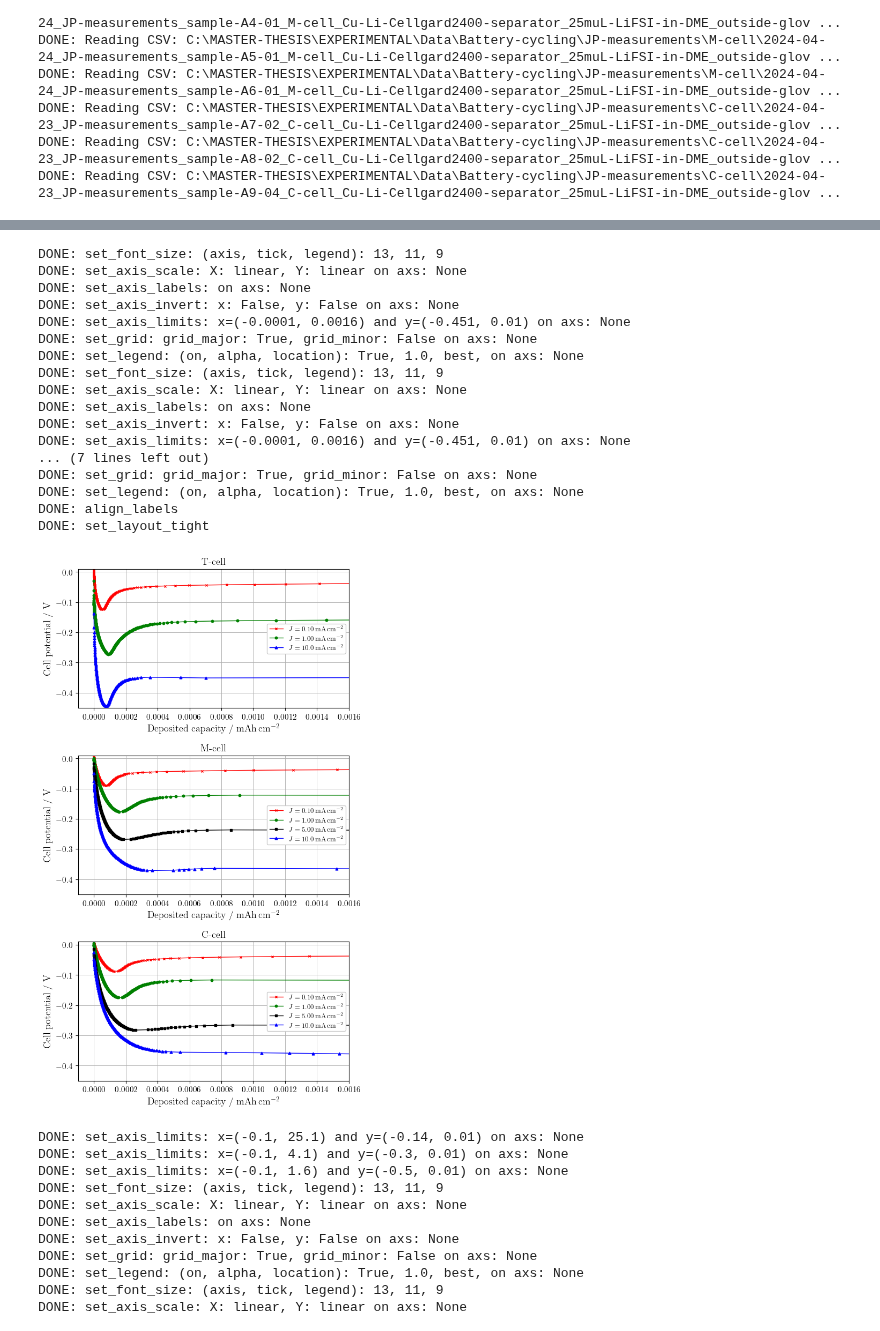
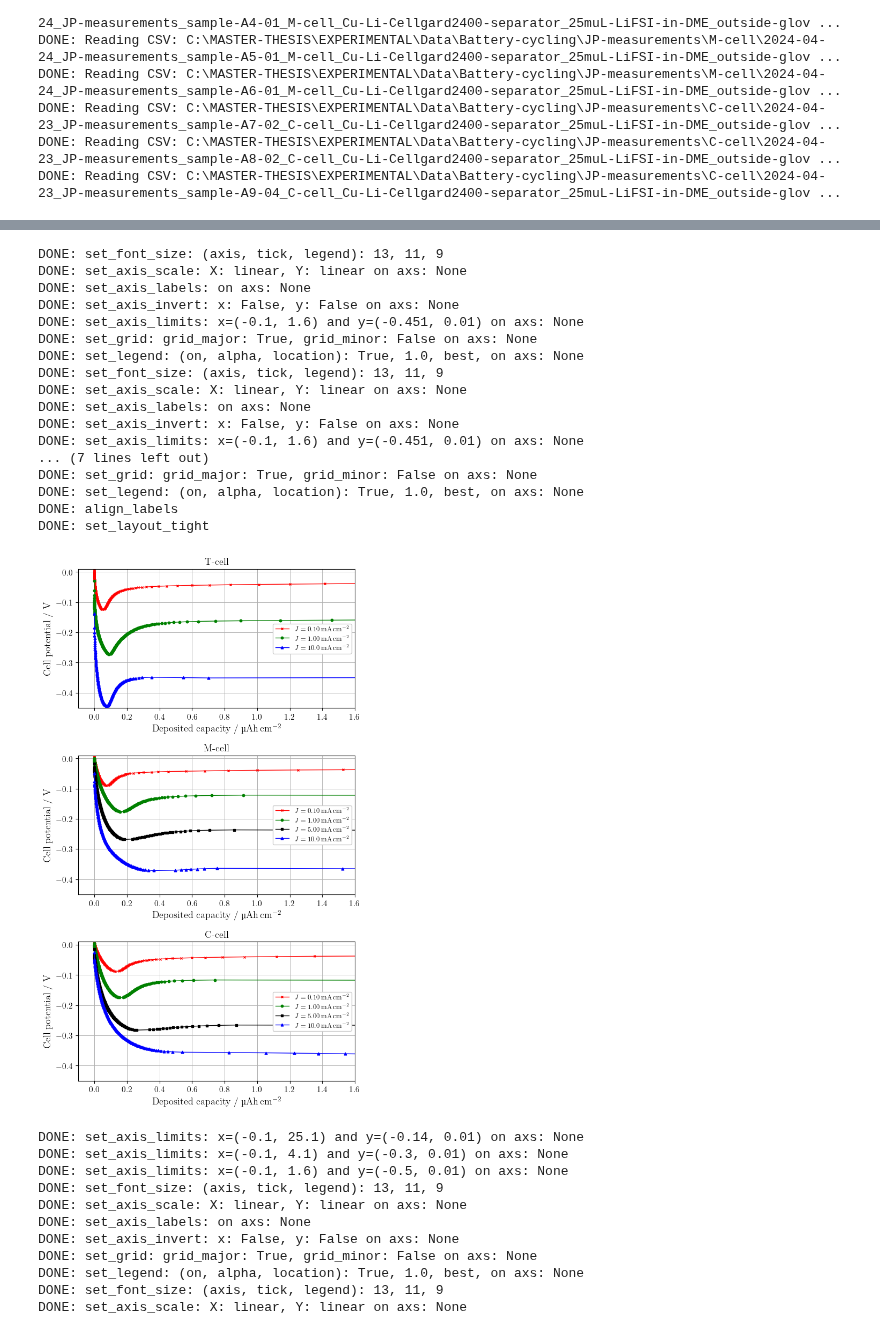
Before and after one commit to GottfridOlsson/MASTER-THESIS, a Jupyter notebook: EXPERIMENTAL/Python-scripts/Electrochemical-plots.ipynb, the cells around one changed output, grey strips where cells are left out. Drawn from its saved outputs; the diff is of its cells as text; code cells hidden in the pictures.

```diff
--- a/EXPERIMENTAL/Python-scripts/Electrochemical-plots.ipynb
+++ b/EXPERIMENTAL/Python-scripts/Electrochemical-plots.ipynb
@@ -29,6 +30,7 @@ grid_minor = False
 legend_on = True
 
 f.set_LaTeX_and_CMU(True) #must run before plotting
+plt.rc('text.latex', preamble=r'\usepackage{siunitx}')
 # %% [output]
 DONE: set_LaTeX_and_CMU: True
 # %%
@@ -349,17 +351,17 @@ J1_string  = '$J=1.00\\,' + unit_string
 J5_string  = '$J=5.00\\,' + unit_string
 J10_string = '$J=10.0\\,' + unit_string
 
-A1_CP_deposited_amount  = calculate_deposited_amount_mAhcm2_from_t_I(A1_CP[0],  A1_CP[2])
-A2_CP_deposited_amount  = calculate_deposited_amount_mAhcm2_from_t_I(A2_CP[0],  A2_CP[2])
-A3_CP_deposited_amount  = calculate_deposited_amount_mAhcm2_from_t_I(A3_CP[0],  A3_CP[2])
-A4_CP_deposited_amount  = calculate_deposited_amount_mAhcm2_from_t_I(A4_CP[0],  A4_CP[2])
-A5_CP_deposited_amount  = calculate_deposited_amount_mAhcm2_from_t_I(A5_CP[0],  A5_CP[2])
-A55_CP_deposited_amount = calculate_deposited_amount_mAhcm2_from_t_I(A55_CP[0], A55_CP[2])
-A6_CP_deposited_amount  = calculate_deposited_amount_mAhcm2_from_t_I(A6_CP[0],  A6_CP[2])
-A7_CP_deposited_amount  = calculate_deposited_amount_mAhcm2_from_t_I(A7_CP[0],  A7_CP[2])
-A8_CP_deposited_amount  = calculate_deposited_amount_mAhcm2_from_t_I(A8_CP[0],  A8_CP[2])
-A85_CP_deposited_amount = calculate_deposited_amount_mAhcm2_from_t_I(A85_CP[0], A85_CP[2])
-A9_CP_deposited_amount  = calculate_deposited_amount_mAhcm2_from_t_I(A9_CP[0],  A9_CP[2])
+A1_CP_deposited_amount  = calculate_deposited_amount_mAhcm2_from_t_I(A1_CP[0],  A1_CP[2])*1000 #muAh/cm2
+A2_CP_deposited_amount  = calculate_deposited_amount_mAhcm2_from_t_I(A2_CP[0],  A2_CP[2])*1000 #muAh/cm2
+A3_CP_deposited_amount  = calculate_deposited_amount_mAhcm2_from_t_I(A3_CP[0],  A3_CP[2])*1000 #muAh/cm2
+A4_CP_deposited_amount  = calculate_deposited_amount_mAhcm2_from_t_I(A4_CP[0],  A4_CP[2])*1000 #muAh/cm2
+A5_CP_deposited_amount  = calculate_deposited_amount_mAhcm2_from_t_I(A5_CP[0],  A5_CP[2])*1000 #muAh/cm2
+A55_CP_deposited_amount = calculate_deposited_amount_mAhcm2_from_t_I(A55_CP[0], A55_CP[2])*1000 #muAh/cm2
+A6_CP_deposited_amount  = calculate_deposited_amount_mAhcm2_from_t_I(A6_CP[0],  A6_CP[2])*1000 #muAh/cm2
+A7_CP_deposited_amount  = calculate_deposited_amount_mAhcm2_from_t_I(A7_CP[0],  A7_CP[2])*1000 #muAh/cm2
+A8_CP_deposited_amount  = calculate_deposited_amount_mAhcm2_from_t_I(A8_CP[0],  A8_CP[2])*1000 #muAh/cm2
+A85_CP_deposited_amount = calculate_deposited_amount_mAhcm2_from_t_I(A85_CP[0], A85_CP[2])*1000 #muAh/cm2
+A9_CP_deposited_amount  = calculate_deposited_amount_mAhcm2_from_t_I(A9_CP[0],  A9_CP[2])*1000 #muAh/cm2
 
 # Plot your data (axs.plot, .errorbar, .hist, ...) # ''Ax_CP = [t, V, I, error]''
 # T-cell
@@ -385,38 +387,38 @@ for i, ax in enumerate(axs):
     cell_string = ['T-cell', 'M-cell', 'C-cell']
     f.set_font_size(axis=font_size_axis, tick=font_size_tick, legend=font_size_legend)
     f.set_axis_scale(   ax, xScale_string='linear', yScale_string='linear')
-    f.set_axis_labels(  ax, x_label='Deposited capacity / mAh\\,cm$^{-2}$', y_label='Cell potential / V')
+    f.set_axis_labels(  ax, x_label='Deposited capacity / \\textmu Ah\\,cm$^{-2}$', y_label='Cell potential / V')
     f.set_axis_invert(  ax, x_invert=False, y_invert=False)
-    f.set_axis_limits(  ax, xmin=-0.0001, xmax=0.0016, ymin=-0.451, ymax=0.01) #xmax=0.501
+    f.set_axis_limits(  ax, xmin=-0.0001*1000, xmax=0.0016*1000, ymin=-0.451, ymax=0.01) #xmax=0.501
     f.set_grid(         ax, grid_major_on=grid_major, grid_major_linewidth=0.7, grid_minor_on=grid_minor, grid_minor_linewidth=0.3) # set_grid must be after set_axis_scale for some reason (at least with 'log')
     f.set_legend(       ax, legend_on=legend_on, alpha=1.0, location='best')
     ax.set_title(cell_string[i])
 
 f.align_labels(fig)
 f.set_layout_tight(fig)
 # PDF_path_SEIDEP =
 #f.export_figure_as_pdf(PDF_path_SEIDEP)
 
 plt.show()
 # %% [output]
 DONE: set_font_size: (axis, tick, legend): 13, 11, 9
 DONE: set_axis_scale: X: linear, Y: linear on axs: None
 DONE: set_axis_labels: on axs: None
 DONE: set_axis_invert: x: False, y: False on axs: None
-DONE: set_axis_limits: x=(-0.0001, 0.0016) and y=(-0.451, 0.01) on axs: None
+DONE: set_axis_limits: x=(-0.1, 1.6) and y=(-0.451, 0.01) on axs: None
 DONE: set_grid: grid_major: True, grid_minor: False on axs: None
 DONE: set_legend: (on, alpha, location): True, 1.0, best, on axs: None
 DONE: set_font_size: (axis, tick, legend): 13, 11, 9
 DONE: set_axis_scale: X: linear, Y: linear on axs: None
 DONE: set_axis_labels: on axs: None
 DONE: set_axis_invert: x: False, y: False on axs: None
-DONE: set_axis_limits: x=(-0.0001, 0.0016) and y=(-0.451, 0.01) on axs: None
+DONE: set_axis_limits: x=(-0.1, 1.6) and y=(-0.451, 0.01) on axs: None
 ... (7 lines left out)
 DONE: set_grid: grid_major: True, grid_minor: False on axs: None
 DONE: set_legend: (on, alpha, location): True, 1.0, best, on axs: None
 DONE: align_labels
 DONE: set_layout_tight
-[figure, old version]
+[figure, new version]
 # %%
 # PLOT: for each current density, plot curves for different cell types #
 
```
Also changed, not shown: parts of 4 cells of this notebook.
